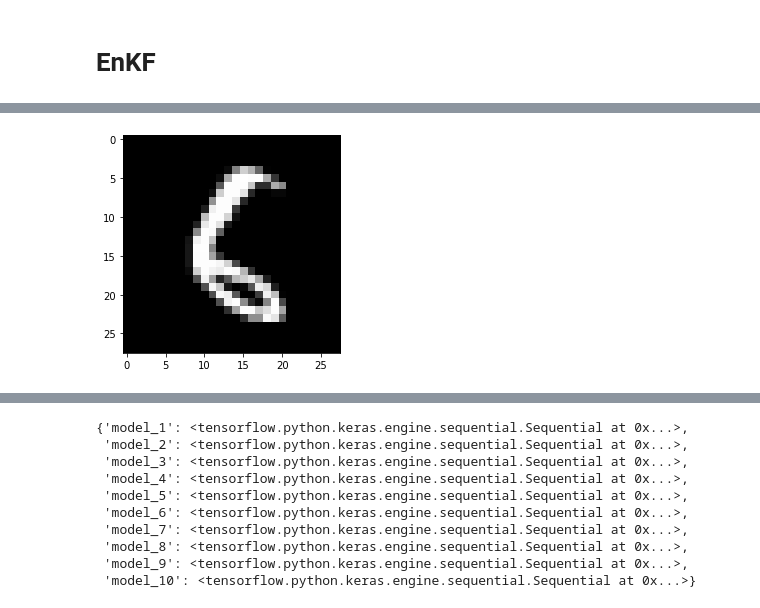
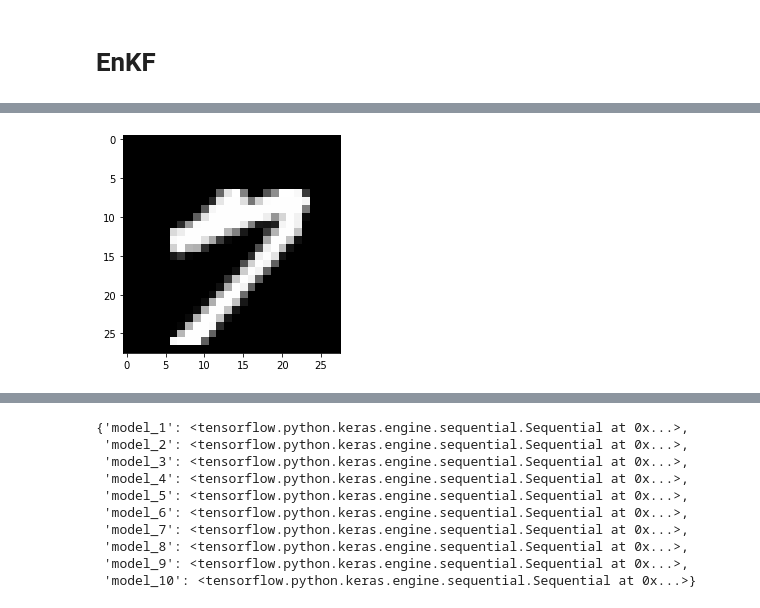
Before and after one commit to moritzlauff/thesis_programming, a Jupyter notebook: code_tests/enkf_test_mnist_tests.ipynb, the cells around one changed output, grey strips where cells are left out. Cells and saved outputs as stored; diff of their text form; code cells hidden in the pictures.

```diff
--- a/code_tests/enkf_test_mnist_tests.ipynb
+++ b/code_tests/enkf_test_mnist_tests.ipynb
@@ -102,13 +63,13 @@ pd.DataFrame(X_train)
 # %%
 from tensorflow.keras.datasets import mnist
 (X_tr, y_tr), (X_te, y_te) = mnist.load_data()
 
 import matplotlib.pyplot as plt
 
-sample = 578
-image = X_tr[sample]
+sample = 0
+image = X_tr[indices[sample]]
 fig = plt.figure
 plt.imshow(image, cmap='gray')
 plt.show()
 # %% [output]
-[figure, old version]
+[figure, new version]
```
Also changed, not shown: parts of 24 cells of this notebook.
